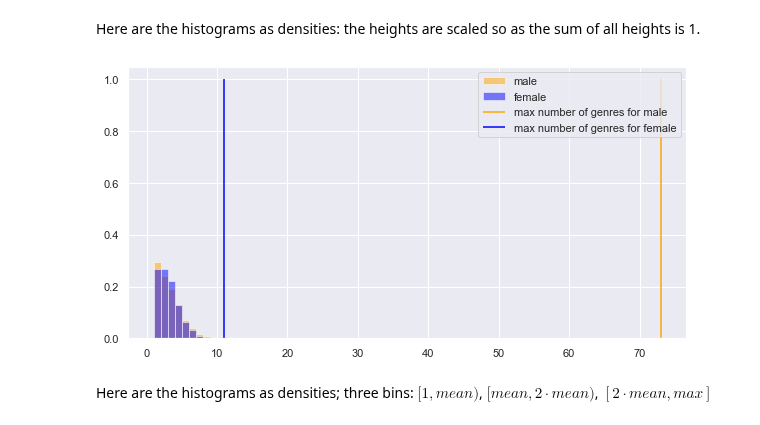
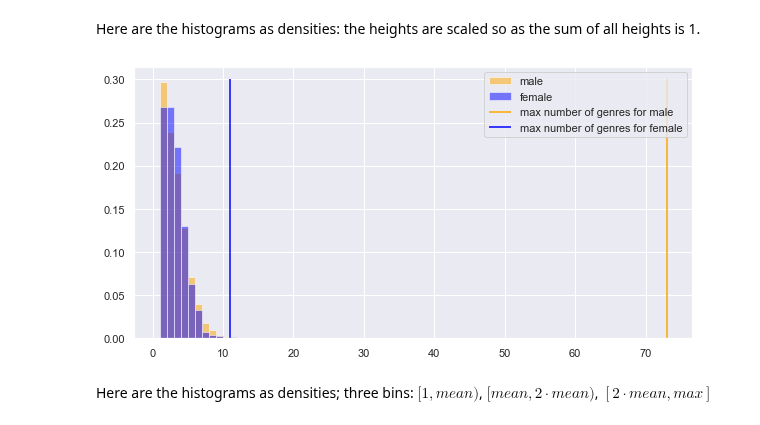
Before and after one commit to fox-daniel/Genre, a Jupyter notebook: src/playground/sketchbooks/genre_basic_stats.ipynb, the cells around one changed output. Saved outputs shown, nothing was run; the diff lists cells and outputs as text; code cells hidden in the pictures.

```diff
--- a/src/playground/sketchbooks/genre_basic_stats.ipynb
+++ b/src/playground/sketchbooks/genre_basic_stats.ipynb
@@ -247,13 +231,13 @@ Here are the histograms as densities: the heights are scaled so as the sum of al
 # %%
 plt.figure(figsize = (10, 5))
 plt.hist(data_male.genrelist_length, bins = range(1,max_num), density = True, color = 'orange', alpha = .5, label = 'male')
-plt.vlines(x = max_num_male, ymin = 0 , ymax = 1, label = 'max number of genres for male', color = 'orange')
-plt.vlines(x = max_num_female, ymin = 0 , ymax = 1, label = 'max number of genres for female', color = 'blue')
+plt.vlines(x = max_num_male, ymin = 0 , ymax = .3, label = 'max number of genres for male', color = 'orange')
+plt.vlines(x = max_num_female, ymin = 0 , ymax = .3, label = 'max number of genres for female', color = 'blue')
 plt.hist(data_female.genrelist_length, bins = range(1,max_num), density = True, color = 'blue', alpha = .5,label = 'female')
 plt.legend()
 plt.show()
 # %% [output]
-[figure, old version]
+[figure, new version]
 # %% [markdown]
 Here are the histograms as densities; three bins: $[1, mean)$, $[mean,2 \cdot mean)$, $[2 \cdot mean,max]$
 # %%
```
Also changed, not shown: parts of 1 cell of this notebook, 1 other file.
